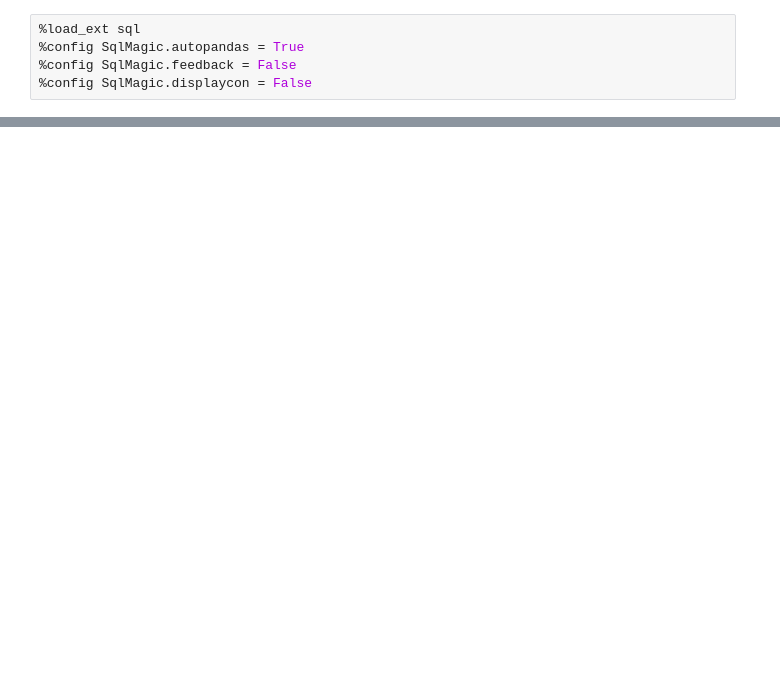
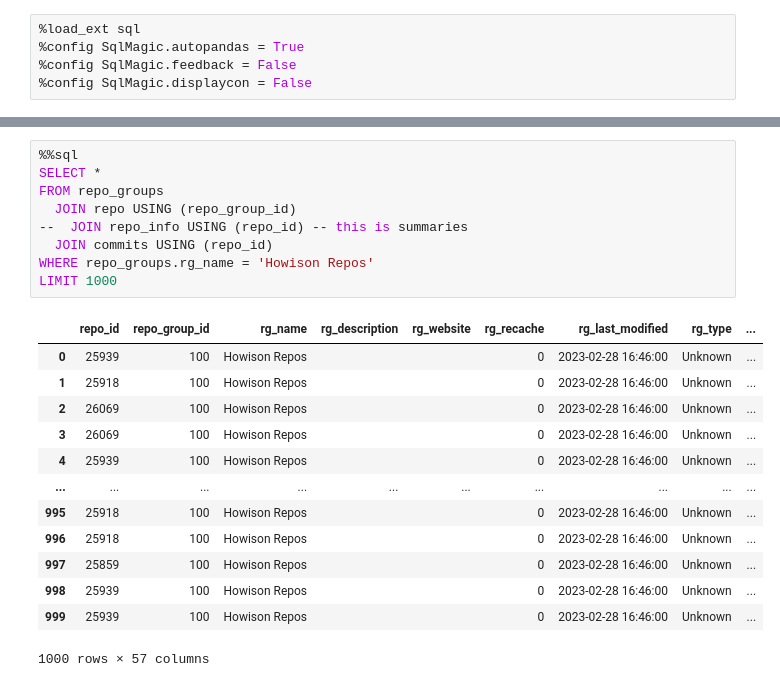
Before and after one commit to AchyDaMan/i320d_transition_augur, a Jupyter notebook: augur_connect.ipynb, the cells around one changed output, grey strips where cells are left out. Cells and saved outputs as stored; diff of their text form; blank space fills up the shorter version.

```diff
--- a/augur_connect.ipynb
+++ b/augur_connect.ipynb
@@ -36,0 +92,23 @@ ModuleNotFoundError: No module named 'pandas'
+# %%
+%%sql
+SELECT *
+FROM repo_groups
+  JOIN repo USING (repo_group_id)
+--  JOIN repo_info USING (repo_id) -- this is summaries
+  JOIN commits USING (repo_id)
+WHERE repo_groups.rg_name = 'Howison Repos'
+LIMIT 1000
+# %% [output]
+|  | repo_id | repo_group_id | rg_name | rg_description | rg_website | rg_recache | rg_last_modified | rg_type | ... |
+| 0 | 25939 | 100 | Howison Repos |  |  | 0 | 2023-02-28 16:46:00 | Unknown | ... |
+| 1 | 25918 | 100 | Howison Repos |  |  | 0 | 2023-02-28 16:46:00 | Unknown | ... |
+| 2 | 26069 | 100 | Howison Repos |  |  | 0 | 2023-02-28 16:46:00 | Unknown | ... |
+| 3 | 26069 | 100 | Howison Repos |  |  | 0 | 2023-02-28 16:46:00 | Unknown | ... |
+| 4 | 25939 | 100 | Howison Repos |  |  | 0 | 2023-02-28 16:46:00 | Unknown | ... |
+| ... | ... | ... | ... | ... | ... | ... | ... | ... | ... |
+| 995 | 25918 | 100 | Howison Repos |  |  | 0 | 2023-02-28 16:46:00 | Unknown | ... |
+| 996 | 25918 | 100 | Howison Repos |  |  | 0 | 2023-02-28 16:46:00 | Unknown | ... |
+| 997 | 25859 | 100 | Howison Repos |  |  | 0 | 2023-02-28 16:46:00 | Unknown | ... |
+| 998 | 25939 | 100 | Howison Repos |  |  | 0 | 2023-02-28 16:46:00 | Unknown | ... |
+| 999 | 25939 | 100 | Howison Repos |  |  | 0 | 2023-02-28 16:46:00 | Unknown | ... |
+1000 rows × 57 columns
```
Also changed, not shown: parts of 11 cells of this notebook.
